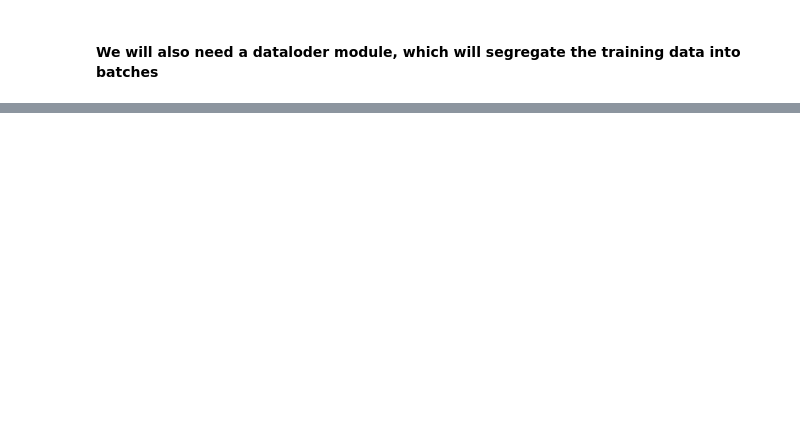
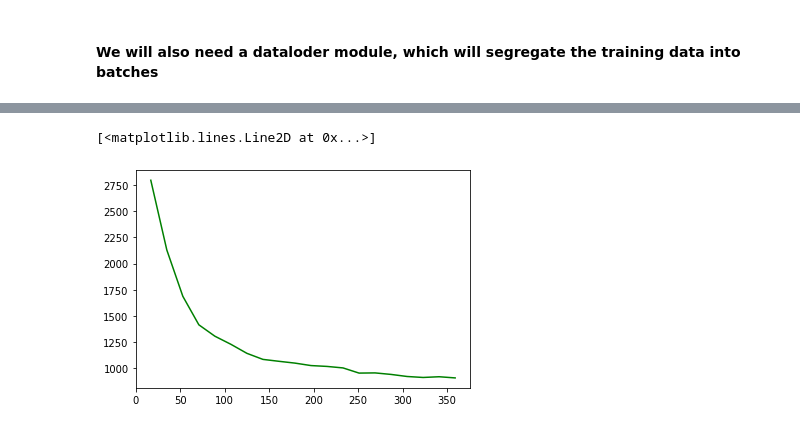
Before and after one commit to CPMpy/cpmpy, a Jupyter notebook: examples/advanced/predict_plus_optimizeupdatedwithRanking.ipynb, the cells around one changed output, grey strips where cells are left out. Cells and saved outputs as stored; diff of their text form; code cells hidden in the pictures; blank space fills up the shorter version.

```diff
--- a/examples/advanced/predict_plus_optimizeupdatedwithRanking.ipynb
+++ b/examples/advanced/predict_plus_optimizeupdatedwithRanking.ipynb
@@ -409,0 +402,5 @@ class problem_solver:
+# %%
+plt.plot(steps,regrets,'g')
+# %% [output]
+[<matplotlib.lines.Line2D at 0x...>]
+[figure, added]
```
Also changed, not shown: parts of 80 cells of this notebook.
